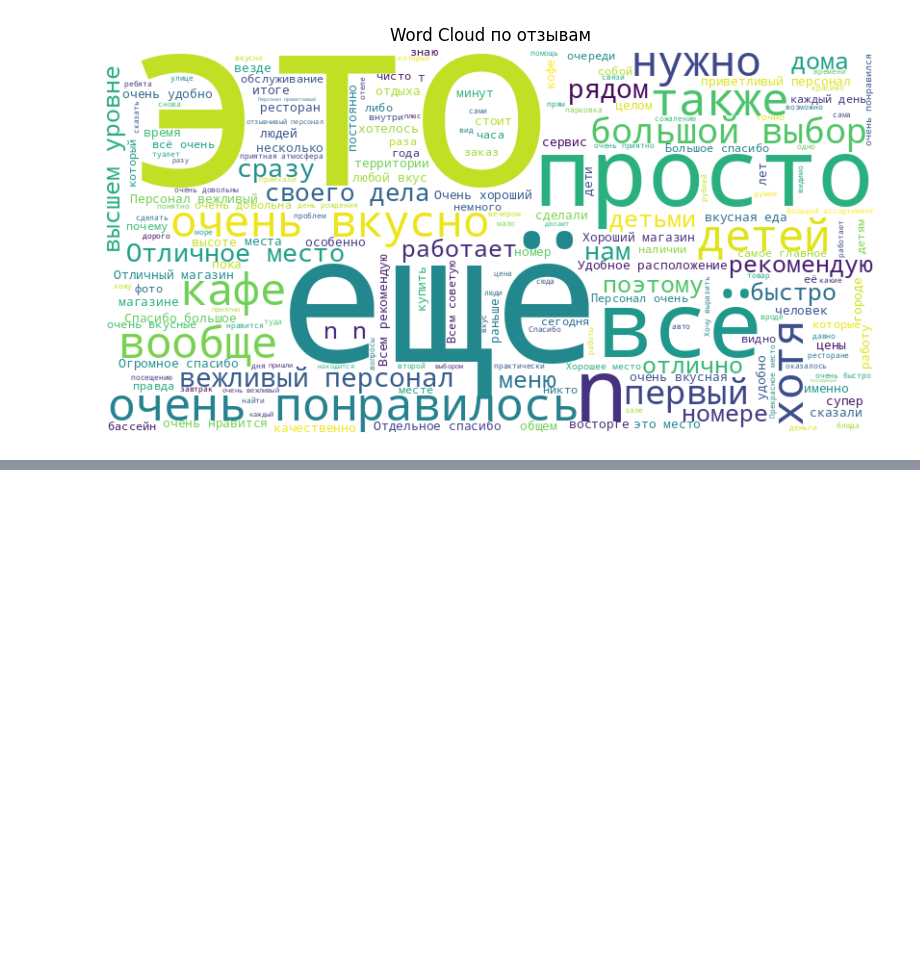
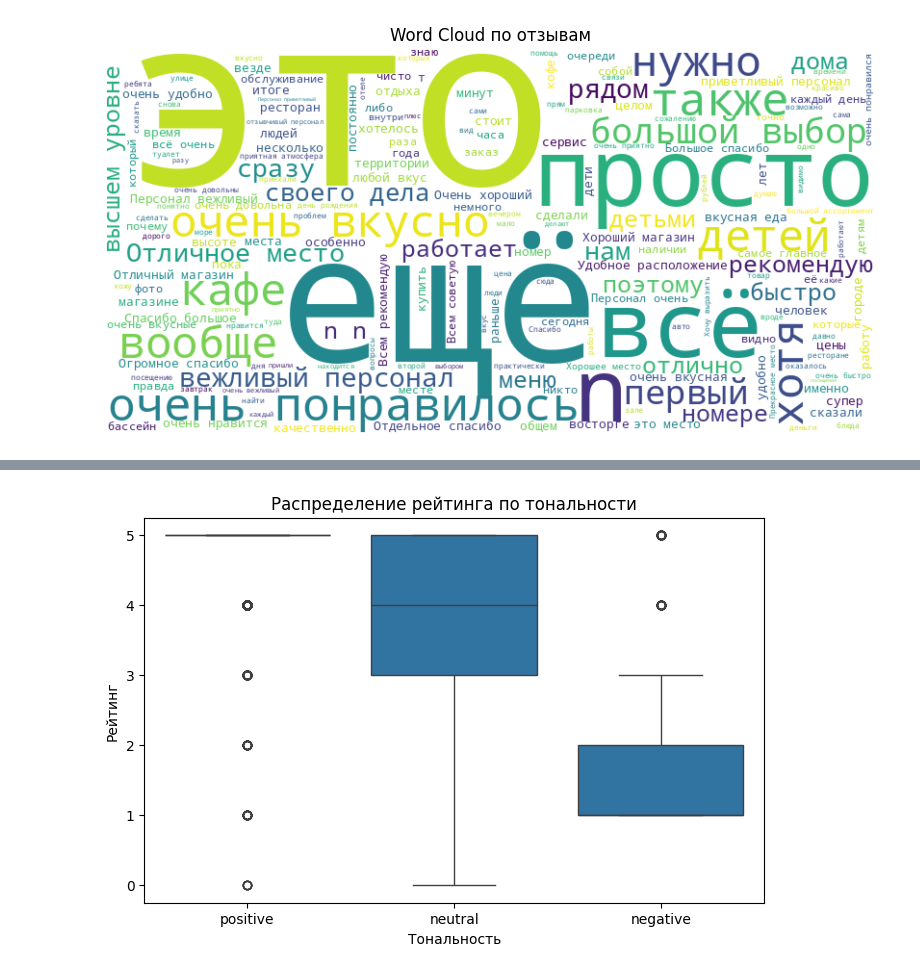
Before and after one commit to miem-refugees/travel-agent, a Jupyter notebook: notebooks/eda.ipynb, the cells around one changed output, grey strips where cells are left out. Cells and saved outputs as stored; diff of their text form; code cells hidden in the pictures; blank space fills up the shorter version.

```diff
--- a/notebooks/eda.ipynb
+++ b/notebooks/eda.ipynb
@@ -8,5 +24,5 @@ import seaborn as sns
 # %%
-df = pd.read_csv("../data/geo-reviews-dataset-2023.csv")
+df = pd.read_csv("geo-reviews-dataset-2023.csv")
 # %% [markdown]
 ## Basic info
 # %%
@@ -201,0 +181,14 @@ def analyze_sentiment(text):
+# %%
+RANDOM_STATE = 42
+
+sample_df = df.sample(10_000, random_state=42)
+# %%
+from transformers import pipeline
+
+
+model = pipeline(model="seara/rubert-tiny2-russian-sentiment")
+
+
+def analyze_sentiment(text) -> pd.Series:
+    result = model(text)[0]  # example: {label': 'positive', 'score': 0.93}
+    return pd.Series([result["label"], result["score"]])
@@ -202,8 +197,9 @@ def analyze_sentiment(text):
 # %%
 from tqdm import tqdm
 
+
 tqdm.pandas()
 
-df[["sentiment", "sentiment_confidence"]] = df["text"].progress_apply(
-    lambda x: pd.Series(analyze_sentiment(x))
+sample_df[["sentiment", "sentiment_confidence"]] = sample_df["text"].progress_apply(
+    analyze_sentiment
 )
@@ -211,0 +215,9 @@ KeyboardInterrupt:
+# %%
+plt.figure(figsize=(8, 5))
+sns.boxplot(data=sample_df, x="sentiment", y="rating")
+plt.title("Распределение рейтинга по тональности")
+plt.xlabel("Тональность")
+plt.ylabel("Рейтинг")
+plt.show()
+# %% [output]
+[figure, added]
```
Also changed, not shown: parts of 10 cells of this notebook.
